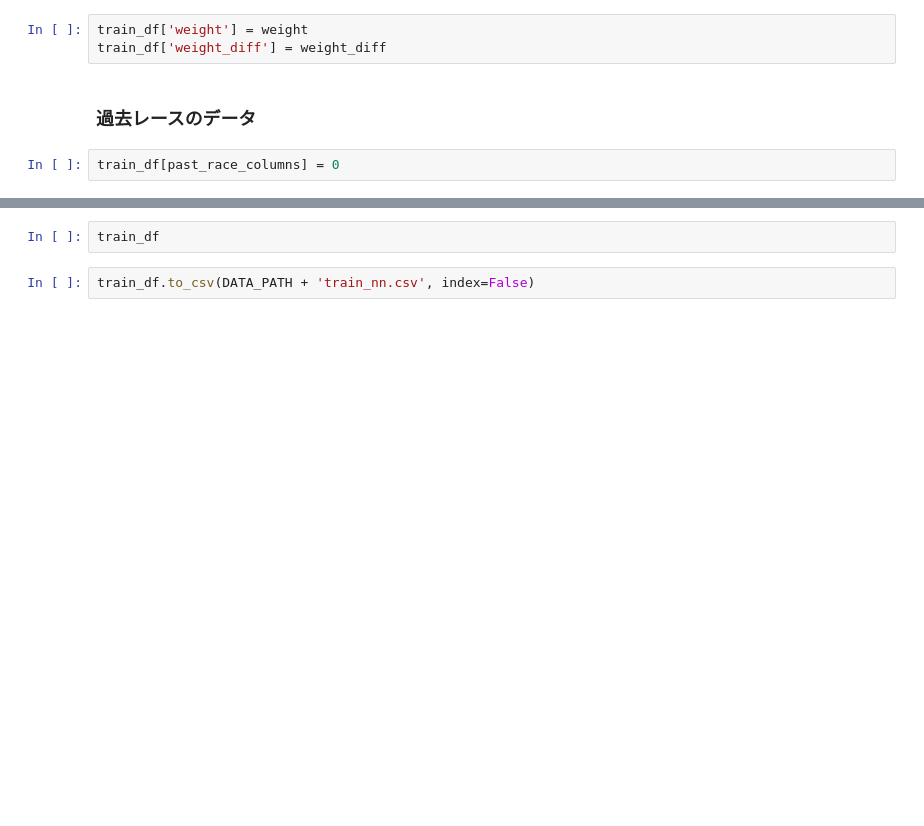
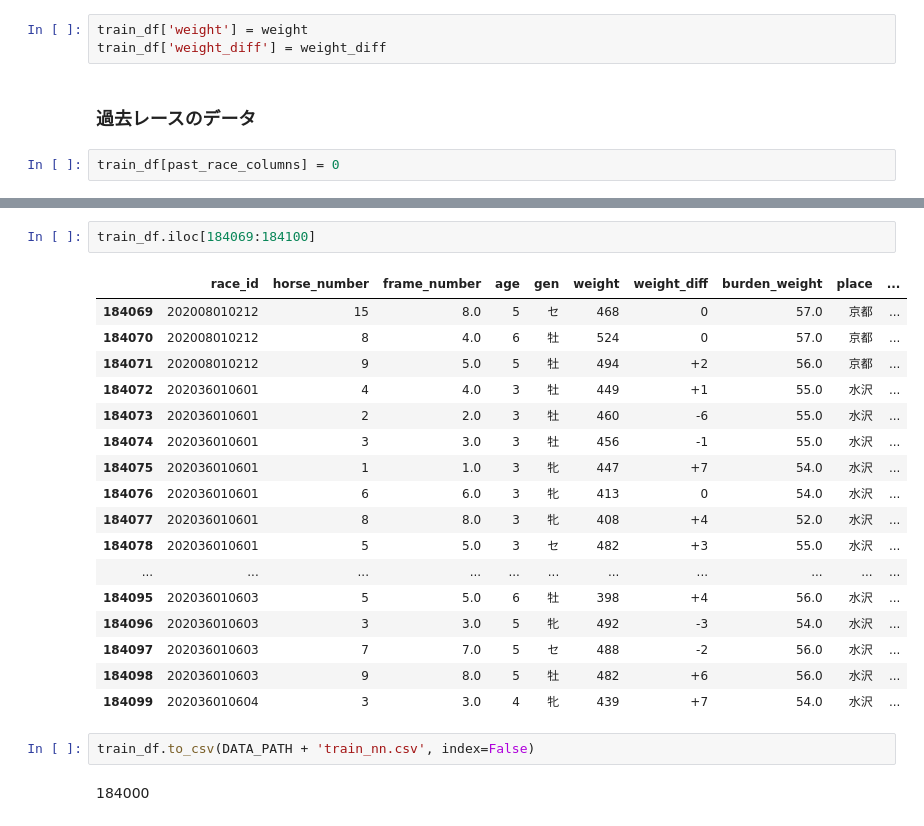
Before and after one commit to monda00/horse-race-notebook, a Jupyter notebook: predict_show_neural_network.ipynb, the cells around one changed output, grey strips where cells are left out. Cells and saved outputs as stored; diff of their text form; blank space fills up the shorter version.

```diff
--- a/predict_show_neural_network.ipynb
+++ b/predict_show_neural_network.ipynb
@@ -204,4 +206,24 @@ for i in tqdm(range(len(df))):
-# %%
-train_df
+# %%
+train_df.iloc[184069:184100]
+# %% [output]
+|  | race_id | horse_number | frame_number | age | gen | weight | weight_diff | burden_weight | place | ... |
+| 184069 | 202008010212 | 15 | 8.0 | 5 | セ | 468 | 0 | 57.0 | 京都 | ... |
+| 184070 | 202008010212 | 8 | 4.0 | 6 | 牡 | 524 | 0 | 57.0 | 京都 | ... |
+| 184071 | 202008010212 | 9 | 5.0 | 5 | 牡 | 494 | +2 | 56.0 | 京都 | ... |
+| 184072 | 202036010601 | 4 | 4.0 | 3 | 牡 | 449 | +1 | 55.0 | 水沢 | ... |
+| 184073 | 202036010601 | 2 | 2.0 | 3 | 牡 | 460 | -6 | 55.0 | 水沢 | ... |
+| 184074 | 202036010601 | 3 | 3.0 | 3 | 牡 | 456 | -1 | 55.0 | 水沢 | ... |
+| 184075 | 202036010601 | 1 | 1.0 | 3 | 牝 | 447 | +7 | 54.0 | 水沢 | ... |
+| 184076 | 202036010601 | 6 | 6.0 | 3 | 牝 | 413 | 0 | 54.0 | 水沢 | ... |
+| 184077 | 202036010601 | 8 | 8.0 | 3 | 牝 | 408 | +4 | 52.0 | 水沢 | ... |
+| 184078 | 202036010601 | 5 | 5.0 | 3 | セ | 482 | +3 | 55.0 | 水沢 | ... |
+| ... | ... | ... | ... | ... | ... | ... | ... | ... | ... | ... |
+| 184095 | 202036010603 | 5 | 5.0 | 6 | 牡 | 398 | +4 | 56.0 | 水沢 | ... |
+| 184096 | 202036010603 | 3 | 3.0 | 5 | 牝 | 492 | -3 | 54.0 | 水沢 | ... |
+| 184097 | 202036010603 | 7 | 7.0 | 5 | セ | 488 | -2 | 56.0 | 水沢 | ... |
+| 184098 | 202036010603 | 9 | 8.0 | 5 | 牡 | 482 | +6 | 56.0 | 水沢 | ... |
+| 184099 | 202036010604 | 3 | 3.0 | 4 | 牝 | 439 | +7 | 54.0 | 水沢 | ... |
 # %%
 train_df.to_csv(DATA_PATH + 'train_nn.csv', index=False)
+# %% [markdown]
+184000
```
Also changed, not shown: parts of 1 cell of this notebook.
